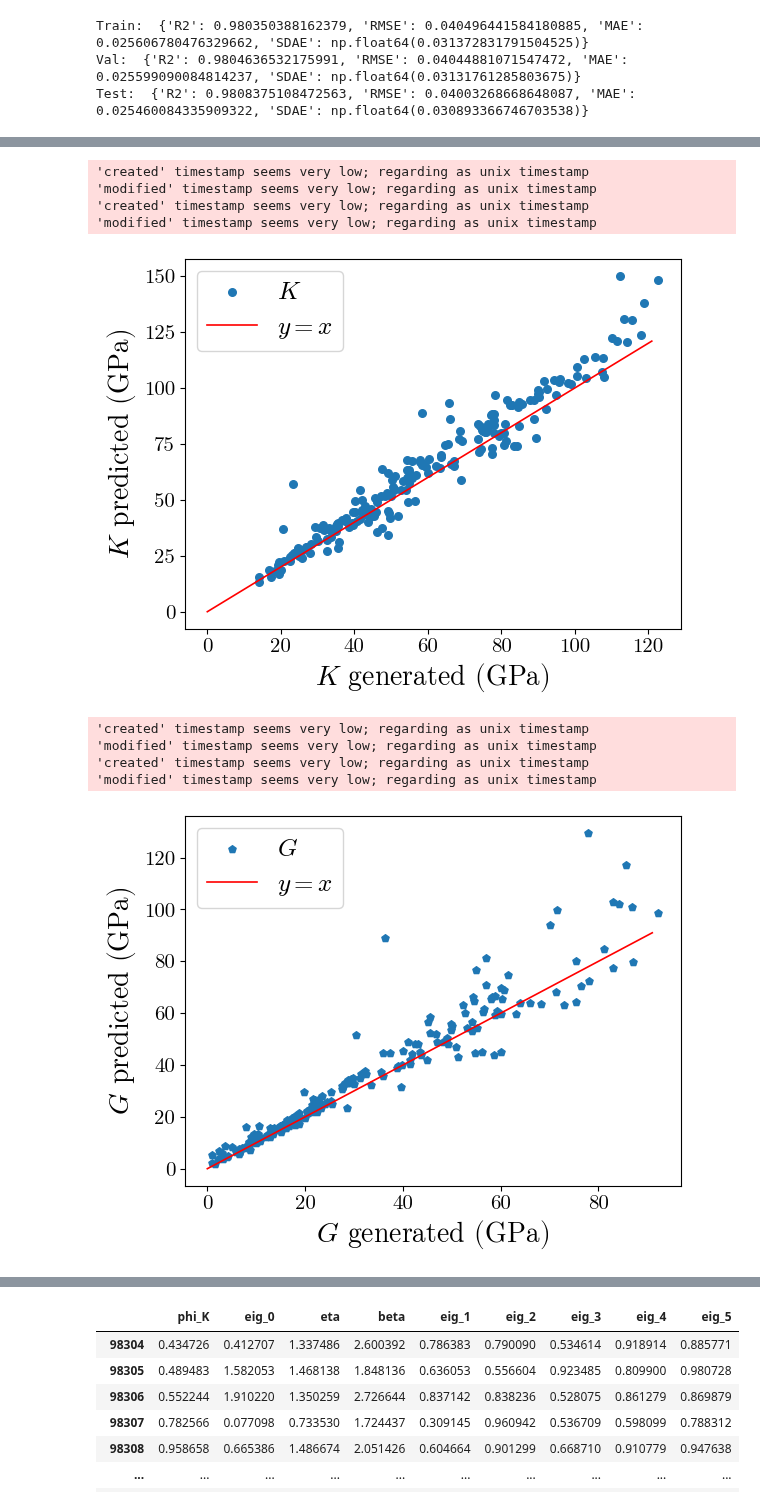
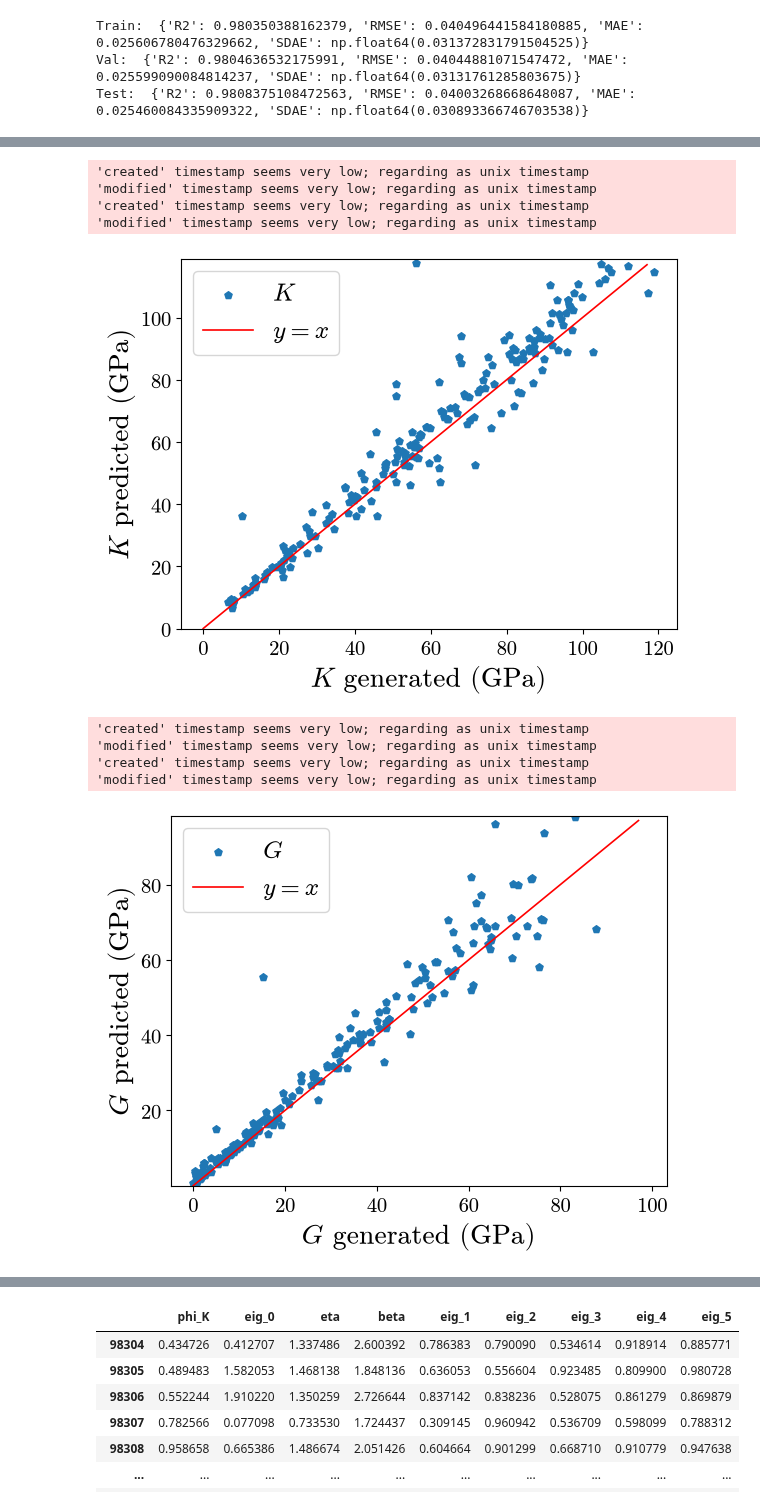
Before and after one commit to cubos-d/RUSpectroscopy_Tools, a Jupyter notebook: notebooks/isotropic_neural.ipynb, the cells around one changed output, grey strips where cells are left out. Saved outputs shown, nothing was run; the diff lists cells and outputs as text; code cells hidden in the pictures.

Commit message:
feat: Added more plots for generic artificial generated constants

```diff
--- a/notebooks/isotropic_neural.ipynb
+++ b/notebooks/isotropic_neural.ipynb
@@ -230,8 +230,8 @@ Val:  {'R2': 0.9804636532175991, 'RMSE': 0.04044881071547472, 'MAE': 0.025599090
 Test:  {'R2': 0.9808375108472563, 'RMSE': 0.04003268668648087, 'MAE': 0.025460084335909322, 'SDAE': np.float64(0.030893366746703538)}
 # %%
 N_sample = 200
-datos_graph = datos_rand1.iloc[:N_sample]
-datos_graph["M_real"] = np.random.uniform(20, 125, N_sample)
+datos_graph = datos_rand3.iloc[:N_sample]
+datos_graph["M_real"] = np.random.uniform(10, 120, N_sample)
 datos_graph["eig_0_no_norm"] = datos_graph["M_real"]*datos_graph["eig_0"]
 datos_graph["eig_1_no_norm"] = datos_graph["M_real"]/datos_graph["eig_1"]
 datos_graph["eig_2_no_norm"] = datos_graph["eig_1_no_norm"]/datos_graph["eig_2"]
@@ -249,7 +249,7 @@ for i in datos_graph.index:
   phi_K_p = datos_graph.at[i, "phi_K_pred"]
   eta_g = datos_graph.at[i, "eta"]
   beta_g = datos_graph.at[i, "beta"]
-  eig0_ref_l = eigenvals.forward_standard({"phi_K": phi_K_p}, eta_g, beta_g, "Parallelepiped", 8)["eig"]
+  eig0_ref_l = eigenvals.forward_standard({"phi_K": phi_K_p}, eta_g, beta_g, "Parallelepiped", 6)["eig"]
   datos_graph.at[i, "eig_ref_0"] = eig0_ref_l[0]
   datos_graph.at[i, "eig_ref_1"] = eig0_ref_l[1]
   datos_graph.at[i, "eig_ref_2"] = eig0_ref_l[2]
@@ -286,10 +286,11 @@ ax1 =fig_K.add_subplot(111)
 line_color = "red"
 labels_fontsize = 20
 ref1 = range(int(max(datos_graph["K"])))
-ax1.scatter(datos_graph["K"], datos_graph["K_pred"], marker="o", s=30)
+ax1.scatter(datos_graph["K"], datos_graph["K_pred"], marker="p", s=30)
 ax1.plot(list(ref1), list(ref1), color = line_color)
 ax1.set_xlabel(r"$K$ generated (GPa)", fontsize = labels_fontsize)
 ax1.set_ylabel(r"$K$ predicted (GPa)", fontsize = labels_fontsize)
+ax1.set_ylim(0, max(datos_graph["K"]))
 ax1.tick_params(axis='x', labelsize=15)
 ax1.tick_params(axis='y', labelsize=15)
 ax1.legend([r"$K$", r"$y = x$"], fontsize = 18)
@@ -299,27 +300,28 @@ plt.savefig("../Thesis_Docs/pictures/figXX_K.pdf", bbox_inches="tight", pad_inch
 'modified' timestamp seems very low; regarding as unix timestamp
 'created' timestamp seems very low; regarding as unix timestamp
 'modified' timestamp seems very low; regarding as unix timestamp
-[figure, old version]
+[figure, new version]
 # %%
 fig_G = plt.figure()
 ax1 =fig_G.add_subplot(111)
 line_color = "red"
 labels_fontsize = 20
 ref1 = range(int(max(datos_graph["G"])))
 ax1.scatter(datos_graph["G"], datos_graph["G_pred"], marker="p", s=30)
 ax1.plot(list(ref1), list(ref1), color = line_color)
 ax1.set_xlabel(r"$G$ generated (GPa)", fontsize = labels_fontsize)
 ax1.set_ylabel(r"$G$ predicted (GPa)", fontsize = labels_fontsize)
+ax1.set_ylim(min(datos_graph["G"]), max(datos_graph["G"]))
 ax1.tick_params(axis='x', labelsize=15)
 ax1.tick_params(axis='y', labelsize=15)
 ax1.legend([r"$G$", r"$y = x$"], fontsize = 18)
 plt.savefig("../Thesis_Docs/pictures/figXX_G.pdf", bbox_inches="tight", pad_inches=0)
 # %% [output]
 'created' timestamp seems very low; regarding as unix timestamp
 'modified' timestamp seems very low; regarding as unix timestamp
 'created' timestamp seems very low; regarding as unix timestamp
 'modified' timestamp seems very low; regarding as unix timestamp
-[figure, old version]
+[figure, new version]
 # %%
 path_archivo_kg = "../input_data/KG_random.csv"
 str_to_ndarray = lambda x: np.fromstring(x, sep=' ')
```
Also changed, not shown: parts of 3 cells of this notebook, 4 other files.
